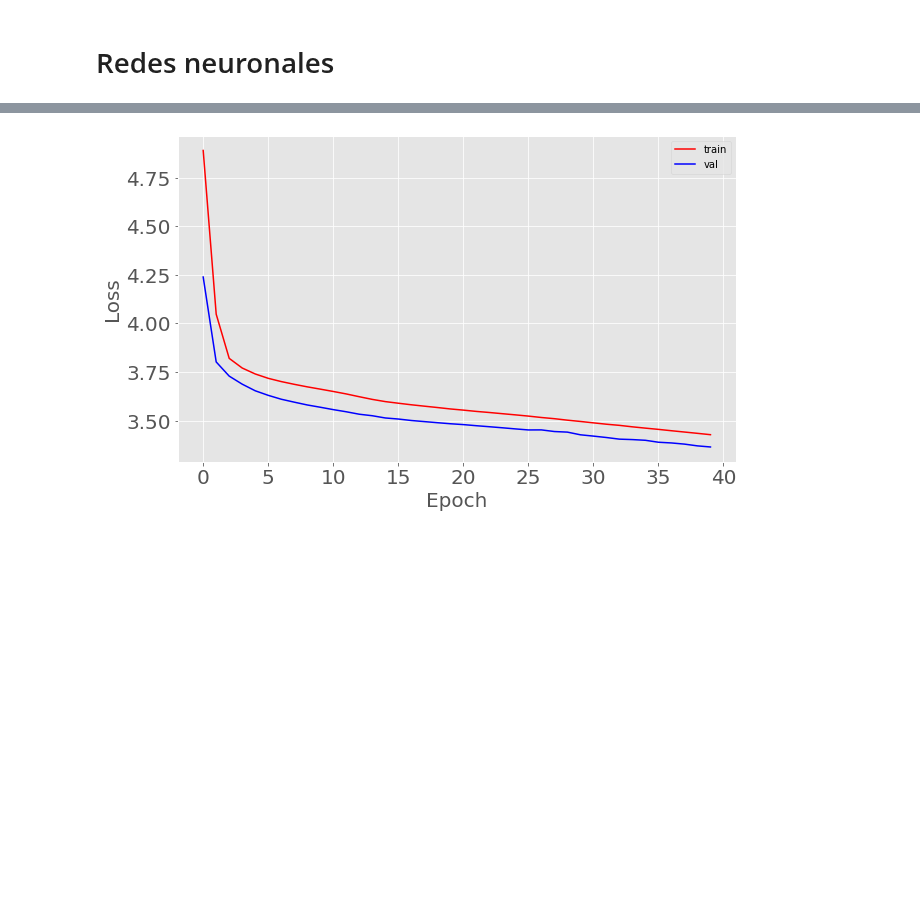
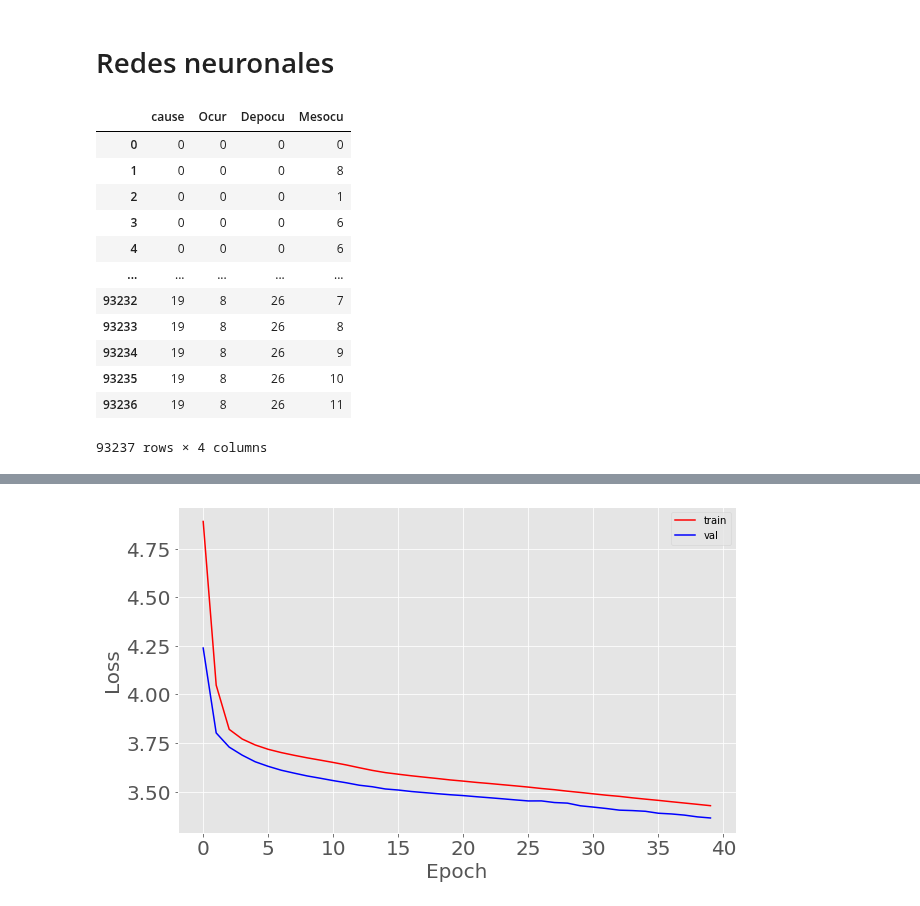
Before and after one commit to Orlando19943/Proyecto1-DM, a Jupyter notebook: predictions.ipynb, the cells around one changed output, grey strips where cells are left out. Drawn from its saved outputs; the diff is of its cells as text; code cells hidden in the pictures; blank space fills up the shorter version.

```diff
--- a/predictions.ipynb
+++ b/predictions.ipynb
@@ -253,6 +256,22 @@ plt.show()
 [figure]
 # %% [markdown]
 # Redes neuronales
+# %%
+predictors
+# %% [output]
+|  | cause | Ocur | Depocu | Mesocu |
+| 0 | 0 | 0 | 0 | 0 |
+| 1 | 0 | 0 | 0 | 8 |
+| 2 | 0 | 0 | 0 | 1 |
+| 3 | 0 | 0 | 0 | 6 |
+| 4 | 0 | 0 | 0 | 6 |
+| ... | ... | ... | ... | ... |
+| 93232 | 19 | 8 | 26 | 7 |
+| 93233 | 19 | 8 | 26 | 8 |
+| 93234 | 19 | 8 | 26 | 9 |
+| 93235 | 19 | 8 | 26 | 10 |
+| 93236 | 19 | 8 | 26 | 11 |
+93237 rows × 4 columns
 # %%
 # Finding the shape of the data
 print('Train')
```
Also changed, not shown: parts of 7 cells of this notebook.
